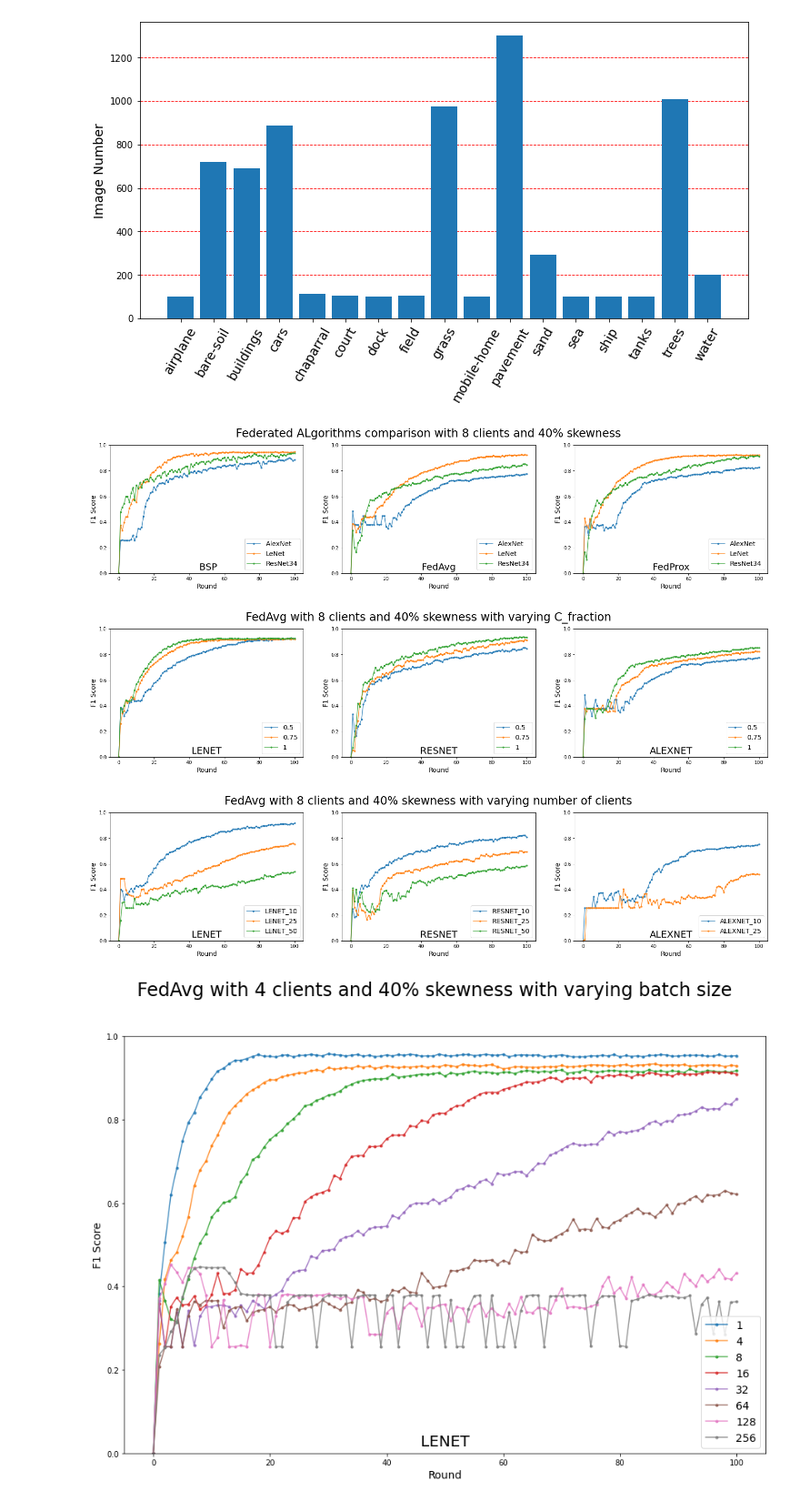
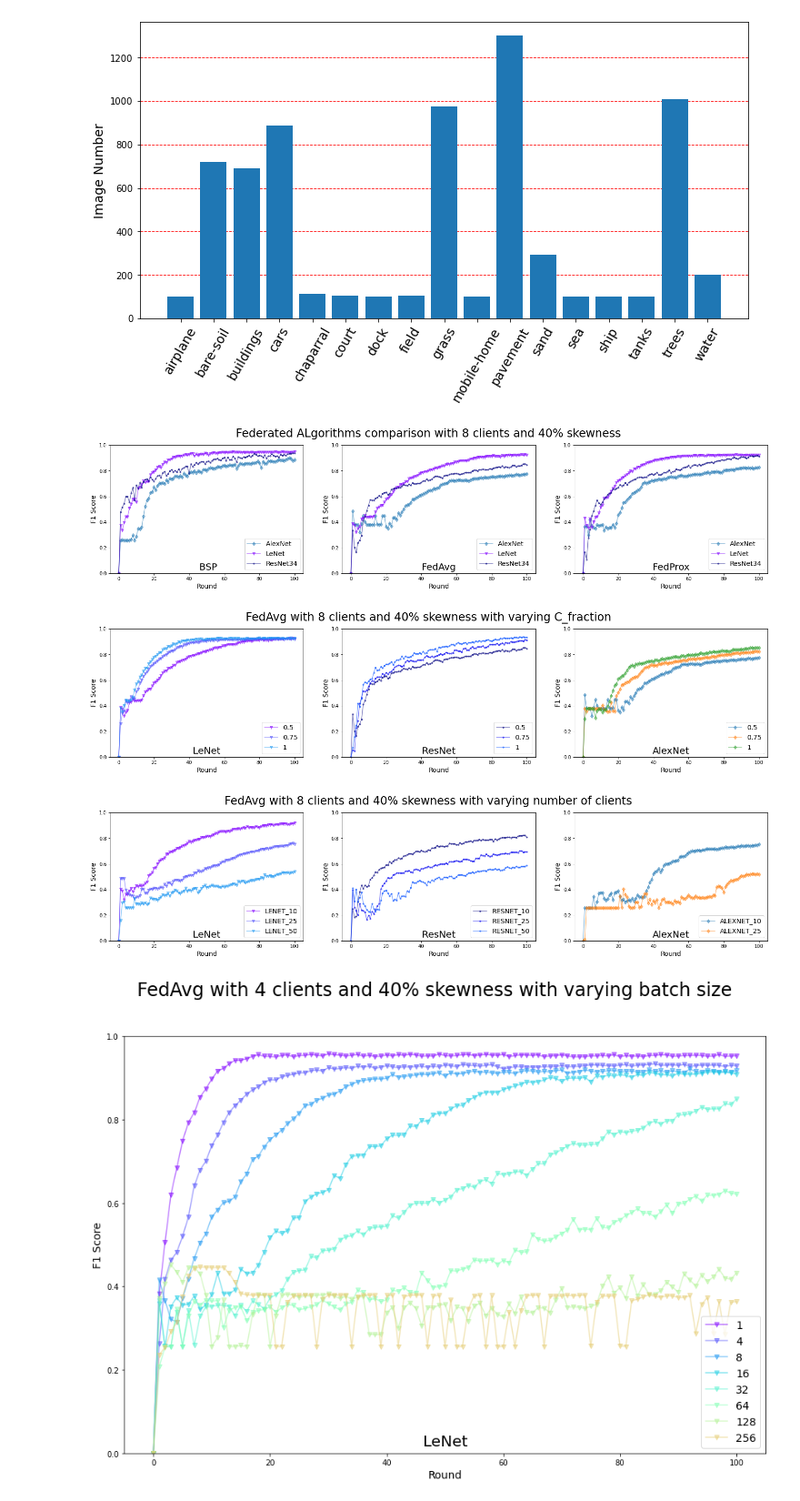
Before and after one commit to anandcu3/Federated-Learning-for-Remote-Sensing, a Jupyter notebook: the new plots notebook.ipynb, the cells around one changed output. Shown at 91% size. Cells and saved outputs as stored; diff of their text form; code cells hidden in the pictures.

Commit message:
add coloring maps and dif shapes

```diff
--- a/the new plots notebook.ipynb
+++ b/the new plots notebook.ipynb
@@ -5,13 +6,49 @@ from PIL import Image
 # %%
+color_number_le = 0  # Variable, incremented for each series.
+color_number_al = 0
+color_number_res = 0
+
+def restart_colors():
+    global color_number_le, color_number_al, color_number_res
+    color_number_le = 0
+    color_number_al = 0
+    color_number_res = 0
+
+def next_color(cmap, color_number):
+    #color = tuple(np.random.uniform(0.0, 0.5, 3))
+    #print(color_number ,0.1 * color_number)
+    color = cmap(0.1 * color_number)
+    return [color[0],color[1],color[2],color[3]]
+
+def get_shape(key, title):
+    global color_number_le, color_number_al, color_number_res
+    if (key in "AlexNet") or ("AlexNet" in key) or (title in "AlexNet") or ("AlexNet" in title):
+        color = next_color(cm.get_cmap('tab10'), color_number_al)
+        color_number_al += 1
+        return 'd-', color
+    elif  (key in "ResNet") or ("ResNet" in key) or (title in "ResNet") or ("ResNet" in title) :
+        color = next_color(cm.get_cmap('jet'), color_number_res)
+        color_number_res += 1
+        return '.-', color
+    elif (key in "LeNet") or ("LeNet" in key) or (title in "LeNet") or ("LeNet" in title) :
+        color = next_color(cm.get_cmap('rainbow'), color_number_le)
+        color_number_le += 1
+        return 'v-', color
+    else:
+        print("went to else for some reason")
+
 def plot_curves(acclist, subplot, title, botlim = 0, toplim = 1,ylabel="Accuracy"):
     subplot.set_xlabel('Round', fontsize=14)
     subplot.text(.5,.01, title, horizontalalignment='center', verticalalignment='bottom', fontsize=20, transform=subplot.transAxes)
     subplot.set_ylabel(ylabel, fontsize=14)
     subplot.set_ylim(bottom=botlim,top= toplim)
+
+
     for al in acclist:
+        modshape, colmap = get_shape(str(al), title)
         eporange = np.arange(len(list(acclist[al]))+1)
         thelist = np.insert(acclist[al],0,0)
-        subplot.plot(eporange, thelist , '.-', label=str(al), alpha=50)
+        subplot.plot(eporange, thelist , modshape, color = colmap ,label=str(al), alpha=0.5)
     subplot.legend(loc='lower right',fontsize=14)
 # %%
 def bar_plot_acc(labels, cen, fl1, fl2):
@@ -142,28 +179,36 @@ fedprox_results = {                 "AlexNet": np.genfromtxt('FedProx_runs/FedPr
     "LeNet": np.genfromtxt('FedProx_runs/FedProx_CNN_lenet_clients_8_skew_40_smallskew_True_epochs_100_cepochs_5_cfrac_0.75_bs_4_24_02_03_39.csv',delimiter=',')[2,:],
                  "ResNet34": np.genfromtxt('FedProx_runs/FedProx_CNN_resnet34_clients_8_skew_40_smallskew_True_epochs_100_cepochs_5_cfrac_0.75_bs_4_24_02_07_17.csv',delimiter=',')[2,:]}
 plot_curves(bsp_results, ax[0], ' BSP', 0, 1, "F1 Score")
+restart_colors()
+
 plot_curves(fedavg_results, ax[1], 'FedAvg', 0, 1, "F1 Score")
+restart_colors()
+
 plot_curves(fedprox_results, ax[2], 'FedProx', 0, 1, "F1 Score")
 # %% [output]
-[figure, old version]
+[figure, new version]
 # %%
+restart_colors()
+
 lenet_cfrac_results = {"0.5": np.genfromtxt('cfrac_results/FedAvg_CNN_lenet_clients_8_skew_40_smallskew_True_epochs_100_cepochs_5_cfrac_0.5_bs_4_22_02_18_03.csv',delimiter=',')[2,:],
                  "0.75": np.genfromtxt('cfrac_results/FedAvg_CNN_lenet_clients_8_skew_40_smallskew_True_epochs_100_cepochs_5_cfrac_0.75_bs_4_22_02_19_36.csv',delimiter=',')[2,:],
-                 "1": np.genfromtxt('cfrac_results/FedAvg_CNN_lenet_clients_8_skew_40_smallskew_True_epochs_100_cepochs_5_cfrac_1.0_bs_4_22_02_21_35.csv',delimiter=',')[2,:],}
+                 "1": np.genfromtxt('cfrac_results/FedAvg_CNN_lenet_clients_8_skew_40_smallskew_True_epochs_100_cepochs_5_cfrac_1.0_bs_4_22_02_21_35.csv',delimiter=',')[2,:]}
 resnet_cfrac_results = {"0.5": np.genfromtxt('cfrac_results/FedAvg_CNN_resnet34_clients_8_skew_40_smallskew_True_epochs_100_cepochs_5_cfrac_0.5_bs_4_22_02_23_38.csv',delimiter=',')[2,:],
                  "0.75": np.genfromtxt('cfrac_results/FedAvg_CNN_resnet34_clients_8_skew_40_smallskew_True_epochs_100_cepochs_5_cfrac_0.75_bs_4_23_02_02_40.csv',delimiter=',')[2,:],
-                 "1": np.genfromtxt('cfrac_results/FedAvg_CNN_resnet34_clients_8_skew_40_smallskew_True_epochs_100_cepochs_5_cfrac_1.0_bs_4_23_02_06_39.csv',delimiter=',')[2,:],}
+                 "1": np.genfromtxt('cfrac_results/FedAvg_CNN_resnet34_clients_8_skew_40_smallskew_True_epochs_100_cepochs_5_cfrac_1.0_bs_4_23_02_06_39.csv',delimiter=',')[2,:]}
 alexnet_cfrac_results = {"0.5": np.genfromtxt('cfrac_results/FedAvg_CNN_alexnet_clients_8_skew_40_smallskew_True_epochs_100_cepochs_5_cfrac_0.5_bs_4_23_02_07_50.csv',delimiter=',')[2,:],
                  "0.75": np.genfromtxt('cfrac_results/FedAvg_CNN_alexnet_clients_8_skew_40_smallskew_True_epochs_100_cepochs_5_cfrac_0.75_bs_4_23_02_09_37.csv',delimiter=',')[2,:],
-                 "1": np.genfromtxt('cfrac_results/FedAvg_CNN_alexnet_clients_8_skew_40_smallskew_True_epochs_100_cepochs_5_cfrac_1.0_bs_4_23_02_12_02.csv',delimiter=',')[2,:],}
+                 "1": np.genfromtxt('cfrac_results/FedAvg_CNN_alexnet_clients_8_skew_40_smallskew_True_epochs_100_cepochs_5_cfrac_1.0_bs_4_23_02_12_02.csv',delimiter=',')[2,:]}
 fig, ax = plt.subplots(1, 3, figsize=(25,5))
 fig.suptitle("FedAvg with 8 clients and 40% skewness with varying C_fraction", fontsize=24)
-plot_curves(lenet_cfrac_results,ax[0],'LENET',0.0,1.0,"F1 Score")
-plot_curves(resnet_cfrac_results,ax[1],'RESNET',0.0,1.0, "F1 Score")
-plot_curves(alexnet_cfrac_results,ax[2],'ALEXNET',0.0,1.0, "F1 Score")
+plot_curves(lenet_cfrac_results,ax[0],'LeNet',0.0,1.0,"F1 Score")
+plot_curves(resnet_cfrac_results,ax[1],'ResNet',0.0,1.0, "F1 Score")
+plot_curves(alexnet_cfrac_results,ax[2],'AlexNet',0.0,1.0, "F1 Score")
 # %% [output]
-[figure, old version]
+[figure, new version]
 # %%
+restart_colors()
+
 lenet_clients_results = {"LENET_10": np.genfromtxt('nclients_results/FedAvg_CNN_lenet_clients_10_skew_40_smallskew_True_epochs_100_cepochs_5_cfrac_0.5_bs_4_23_02_15_38.csv',delimiter=',')[2,:],
                  "LENET_25": np.genfromtxt('nclients_results/FedAvg_CNN_lenet_clients_25_skew_40_smallskew_True_epochs_100_cepochs_5_cfrac_0.5_bs_4_23_02_16_36.csv',delimiter=',')[2,:],
                  "LENET_50": np.genfromtxt('nclients_results/FedAvg_CNN_lenet_clients_50_skew_40_smallskew_True_epochs_100_cepochs_5_cfrac_0.5_bs_4_23_02_17_35.csv',delimiter=',')[2,:],}
@@ -175,24 +220,27 @@ alexnet_clients_results = {"ALEXNET_10": np.genfromtxt('nclients_results/FedAvg_
                         }
 fig, ax = plt.subplots(1, 3, figsize=(25,5))
 fig.suptitle("FedAvg with 8 clients and 40% skewness with varying number of clients", fontsize=24)
-plot_curves(lenet_clients_results,ax[0],'LENET',0.0,1.0,"F1 Score")
-plot_curves(resnet_clients_results,ax[1],'RESNET',0.0,1.0, "F1 Score")
-plot_curves(alexnet_clients_results,ax[2],'ALEXNET',0.0,1.0, "F1 Score")
+plot_curves(lenet_clients_results,ax[0],'LeNet',0.0,1.0,"F1 Score")
+plot_curves(resnet_clients_results,ax[1],'ResNet',0.0,1.0, "F1 Score")
+plot_curves(alexnet_clients_results,ax[2],'AlexNet',0.0,1.0, "F1 Score")
 # %% [output]
-[figure, old version]
+[figure, new version]
 # %%
+restart_colors()
+
 batch_size_comparision = {"1":np.genfromtxt('batchsize_results/FedAvg_CNN_lenet_clients_4_skew_40_smallskew_False_epochs_100_cepochs_5_cfrac_0.75_bs_1_26_02_01_27.csv',delimiter=',')[2,:],
                           "4":np.genfromtxt('batchsize_results/FedAvg_CNN_lenet_clients_4_skew_40_smallskew_False_epochs_100_cepochs_5_cfrac_0.75_bs_4_26_02_15_25.csv',delimiter=',')[2,:],
                           "8":np.genfromtxt('batchsize_results/FedAvg_CNN_lenet_clients_4_skew_40_smallskew_False_epochs_100_cepochs_5_cfrac_0.75_bs_8_25_02_23_02.csv',delimiter=',')[2,:],
                           "16":np.genfromtxt('batchsize_results/FedAvg_CNN_lenet_clients_4_skew_40_smallskew_False_epochs_100_cepochs_5_cfrac_0.75_bs_16_25_02_21_49.csv',delimiter=',')[2,:],
                           "32":np.genfromtxt('batchsize_results/FedAvg_CNN_lenet_clients_4_skew_40_smallskew_False_epochs_100_cepochs_5_cfrac_0.75_bs_32_25_02_20_41.csv',delimiter=',')[2,:],
                           "64":np.genfromtxt('batchsize_results/FedAvg_CNN_lenet_clients_4_skew_40_smallskew_False_epochs_100_cepochs_5_cfrac_0.75_bs_64_25_02_19_24.csv',delimiter=',')[2,:],
                           "128":np.genfromtxt('batchsize_results/FedAvg_CNN_lenet_clients_4_skew_40_smallskew_False_epochs_100_cepochs_5_cfrac_0.75_bs_128_26_02_12_42.csv',delimiter=',')[2,:],
                           "256":np.genfromtxt('batchsize_results/FedAvg_CNN_lenet_clients_4_skew_40_smallskew_False_epochs_100_cepochs_5_cfrac_0.75_bs_256_26_02_13_50.csv',delimiter=',')[2,:],}
 
 fig, ax = plt.subplots(figsize=(15,10))
 fig.suptitle("FedAvg with 4 clients and 40% skewness with varying batch size", fontsize=24)
-plot_curves(batch_size_comparision,ax,'LENET',0.0,1.0,"F1 Score")
+
+plot_curves(batch_size_comparision,ax,'LeNet',0.0,1.0,"F1 Score")
 # %% [output]
-[figure, old version]
+[figure, new version]
 # %%
```
Also changed, not shown: parts of 2 cells of this notebook.
